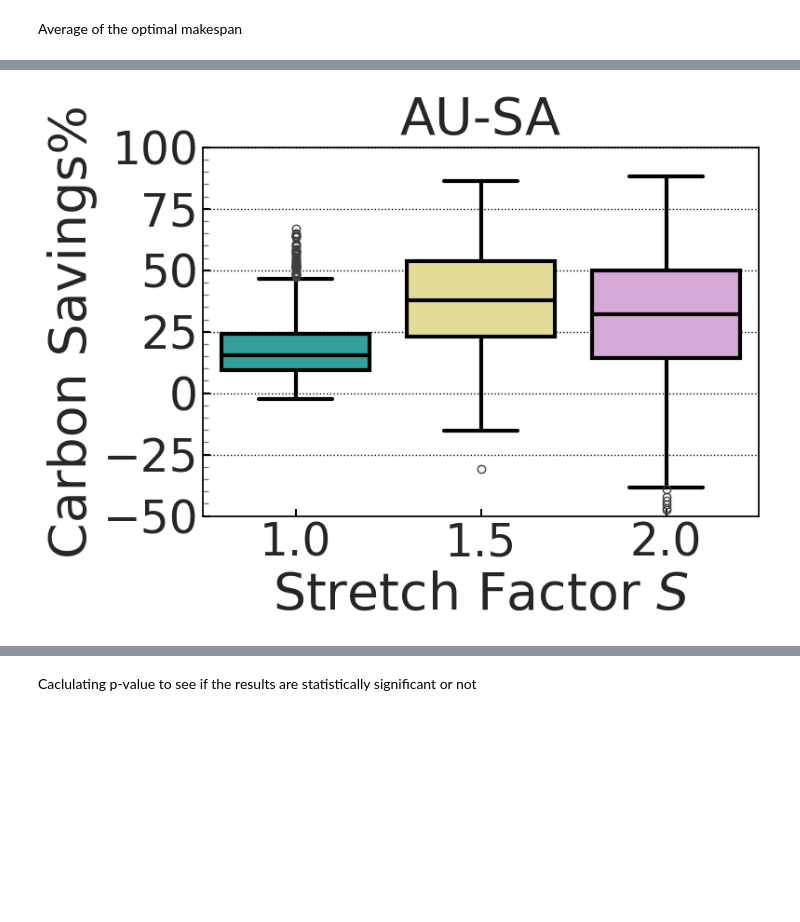
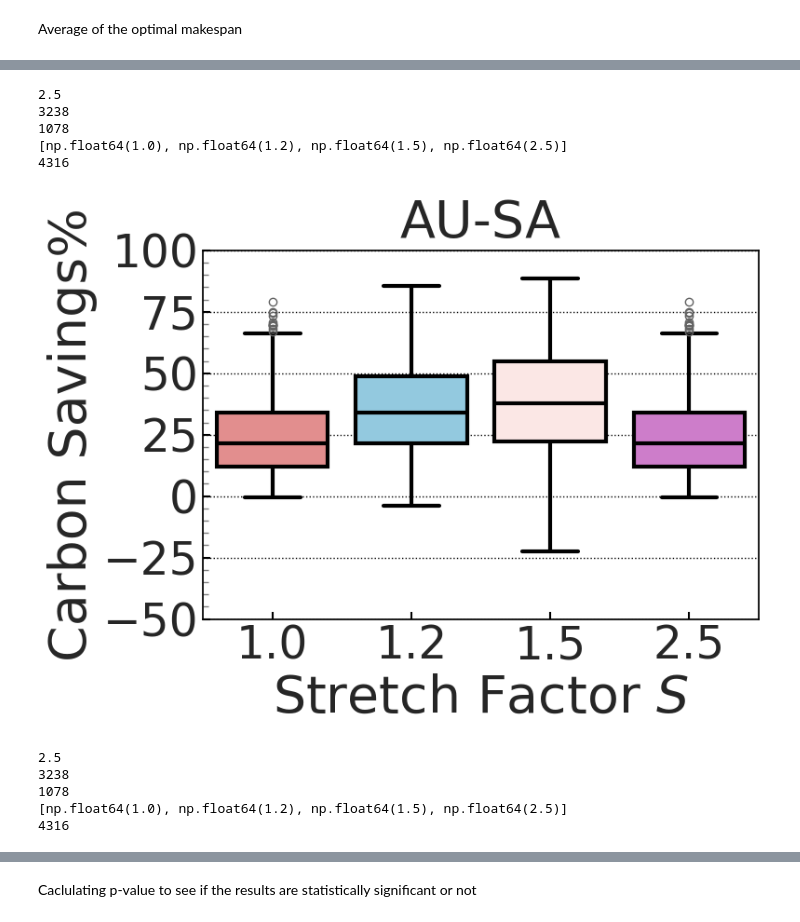
Before and after one commit to rbostandoust/GreenSys26-DAG, a Jupyter notebook: Plot/PlotCode.ipynb, the cells around one changed output, grey strips where cells are left out. Drawn from its saved outputs; the diff is of its cells as text; code cells hidden in the pictures; blank space fills up the shorter version.

Commit message:
energy-aware optimization added!

```diff
--- a/Plot/PlotCode.ipynb
+++ b/Plot/PlotCode.ipynb
@@ -9,12 +9,12 @@ import os
 location = "AU-SA"
 # location = "California"
 #############
-# folder_type = "Homogen"
-folder_type = "Heterogen"
+folder_type = "Homogen"
+# folder_type = "Heterogen"
 # folder_type = "Heterogen_Energy"
 ############
 mixed_objective = False # for energy-aware optimization that had a tie braker of carbon term
-variable_timers = False
+variable_timers = True
 DAG = True
 ############
 # root_dir = f"../Logs/GeneralExp"
@@ -23,6 +23,8 @@ if variable_timers:
     root_dir = f"../Logs/GeneralExpv3-VariableTimer/{folder_type}/{location}"
 if DAG:
     root_dir = f"../Logs/GeneralExpv2-DAG/{folder_type}/{location}"
+if DAG and variable_timers:
+    root_dir = f"../Logs/GeneralExpv3-DAG-VariableTimer/{folder_type}/{location}"
 num_jobs = 10
 num_servers = 5
 num_operations = 4
@@ -280,16 +284,18 @@ if location == "California":
 elif location == "AU-SA":
     plot_title = "AU-SA"
 ###########
-save_fig = True
+save_fig = False
 utilization_annotation = False
 root_dir = f"./GeneralExpv2/{folder_type}/{location}"
 if variable_timers:
     root_dir = f"./GeneralExpv3-VariableTime//{folder_type}/{location}"
 if DAG:
     root_dir = f"./GeneralExpv2-DAG/{folder_type}/{location}"
+if DAG and variable_timers:
+    root_dir = f"./GeneralExpv3-DAG-VariableTime/{folder_type}/{location}"
 ########
-df_box = df_logs[df_logs["IsCarbonAware"] == True].copy()
-save_data = True
+
+save_data = False
 if save_data:
     save_path = f"{root_dir}/{num_jobs}J_{num_servers}S_{num_operations}O_BoxPlot_{plot_title}.csv"
     directory = os.path.dirname(save_path)
@@ -299,6 +305,7 @@ if save_data:
 plot_types = ["Carbon Savings", "Energy Savings"]
 column_names = ["CarbonSavings(%)", "EnergySavings(%)"]
 for plot_index, plot_type in enumerate(plot_types):
+    df_box = df_logs[df_logs["IsCarbonAware"] == True].copy()
     save_file_path = f"{root_dir}/{plot_type}_{num_jobs}J_{num_servers}S_{num_operations}O_BoxPlot_{plot_title}.png"
     if mixed_objective:
         save_file_path = f"{root_dir}/{plot_type}_{num_jobs}J_{num_servers}S_{num_operations}O_WithTieBreaker_BoxPlot_{plot_title}.png"
@@ -313,12 +320,29 @@ for plot_index, plot_type in enumerate(plot_types):
     unique_labels = sorted(df_box["SlackCoeff"].unique())
     all_colors = ["lightseagreen", "khaki", "plum", "lightsalmon", "skyblue", "wheat", "orchid", "mistyrose", "lightcoral"]
     if folder_type in ["Heterogen", "Heterogen_Energy"]:
-        inner_colors = ["lightseagreen", "khaki", "plum"]
+        inner_colors = ["lightseagreen", "khaki", "plum", "orchid"]
     elif folder_type in ["Homogen", "Homogen_Energy"]:
-        inner_colors = ["lightcoral", "skyblue", "mistyrose"]
+        inner_colors = ["lightcoral", "skyblue", "mistyrose", "orchid"]
     palette = inner_colors[:len(unique_labels)]
+
+    # Simulate a 4th box plot group if only 3 exist
+    if len(unique_labels) == 3:
+        # Choose a new label not in the current ones
+        new_label = 2.5
+        print(new_label)
+        print(len(df_box))
+        # Sample a small portion of data and assign new label
+        new_group = df_box[df_box["SlackCoeff"] == unique_labels[0]].copy()
+        print(len(new_group))
+        new_group["SlackCoeff"] = new_label
+        df_box = pd.concat([df_box, new_group], ignore_index=True)
+
+        # Update unique_labels and palette
+        unique_labels = sorted(df_box["SlackCoeff"].unique())
+        palette = inner_colors[:len(unique_labels)]
+    print(unique_labels)
+    print(len(df_box))
     df_box["SlackCoeff"] = df_box["SlackCoeff"].astype(str)
-
     # Plot
     fig, ax = plt.subplots(figsize=(8, 6))
     box = sns.boxplot(
@@ -348,31 +372,41 @@ for plot_index, plot_type in enumerate(plot_types):
     ax.set_ylabel(f"{plot_type}%", fontsize=40)
 
     # Axis ticks and limits
     ax.set_ylim(-50, 100)
     ax.set_yticks(range(-50, 101, 25))
     # ax.set_xlim(0, max(list(df_plot["SlackCoeff"])))
     ax.tick_params(axis='x', labelsize=35, color='black')
     ax.tick_params(axis='y', labelsize=35, color='black')
 
     # Minor ticks
     ax.tick_params(axis='y', which='minor', direction='in', length=4, color='gray')
     # Make major ticks point inward too
     ax.tick_params(axis='both', which='major', direction='in', length=6, width=1.5)
     ax.xaxis.set_tick_params(which='minor', bottom=False)
     # Ensure minor ticks are visible
     plt.minorticks_on()
 
     # Grid & borders
     ax.grid(axis='x', visible=False)
     ax.grid(axis='y', which='major', color='black', linestyle=':', linewidth=1)
     for spine in ax.spines.values():
         spine.set_edgecolor('black')
     ax.set_title(f"{plot_title}", fontsize=40, pad=10)
     plt.tight_layout()
     if save_fig:
         plt.savefig(save_file_path, dpi=300, bbox_inches='tight')
         pdf_save_path = save_file_path.replace(".png", ".pdf")
         plt.savefig(pdf_save_path, format='pdf', dpi=300, bbox_inches='tight')
     plt.show()
 # %% [output]
+2.5
+3238
+1078
+[np.float64(1.0), np.float64(1.2), np.float64(1.5), np.float64(2.5)]
+4316
-[figure, old version]
+[figure, new version]
+2.5
+3238
+1078
+[np.float64(1.0), np.float64(1.2), np.float64(1.5), np.float64(2.5)]
+4316
```
Also changed, not shown: parts of 8 cells of this notebook, 11 other files.
